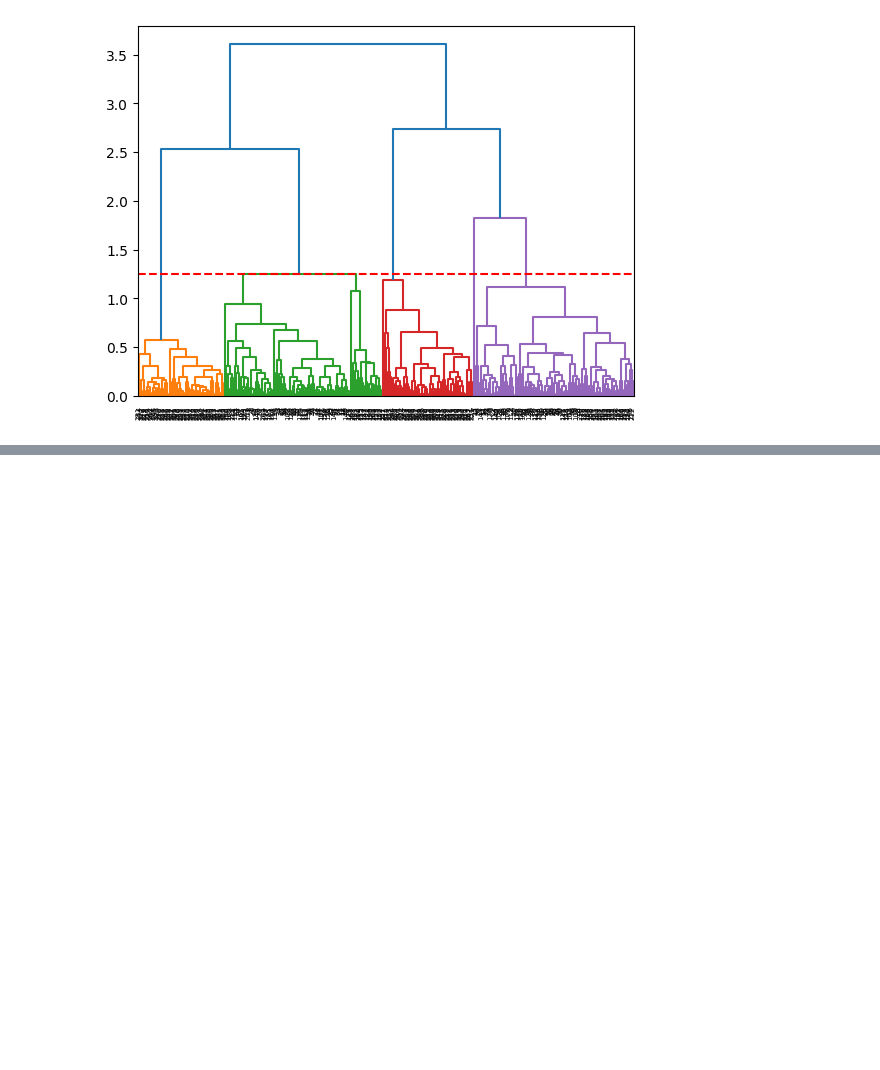
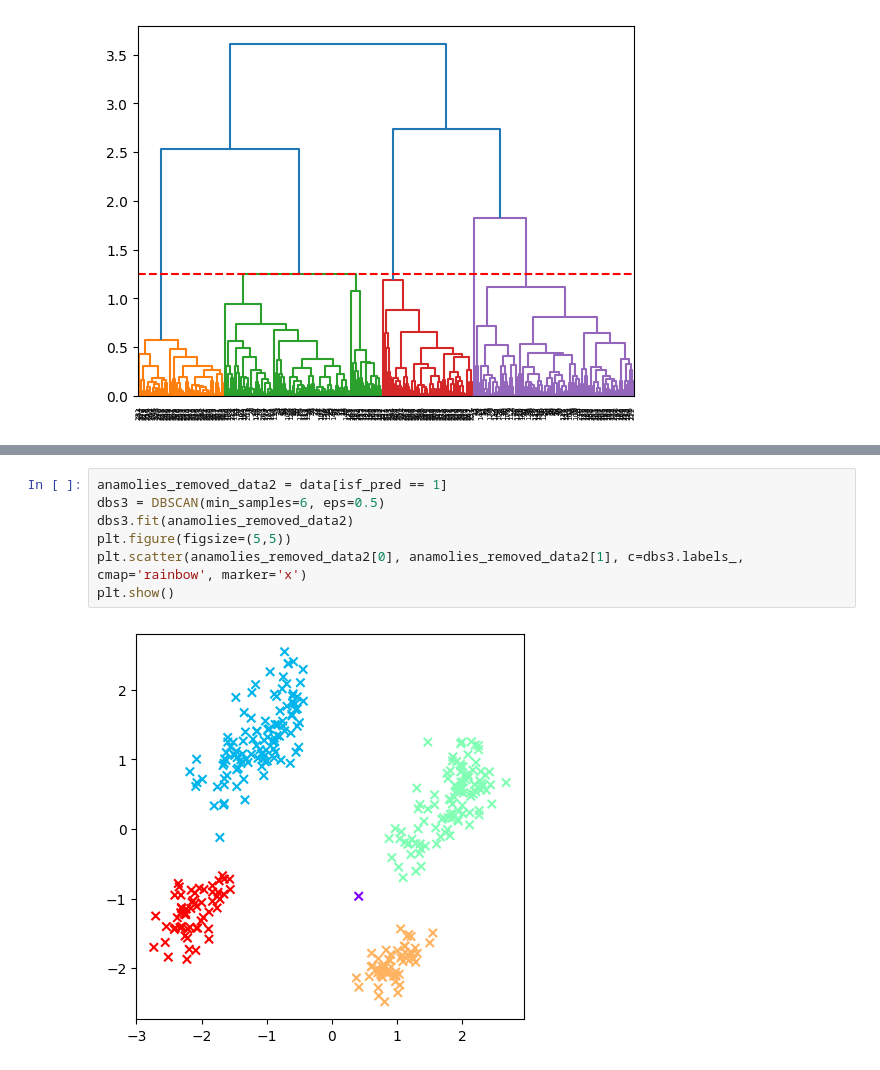
Before and after one commit to prasanna-venkatesh-m/penguin-species-clustering, a Jupyter notebook: Dendogram.ipynb, the cells around one changed output, grey strips where cells are left out. Cells and saved outputs as stored; diff of their text form; blank space fills up the shorter version.

```diff
--- a/Dendogram.ipynb
+++ b/Dendogram.ipynb
@@ -232,0 +300,9 @@ plt.show()
+# %%
+anamolies_removed_data2 = data[isf_pred == 1]
+dbs3 = DBSCAN(min_samples=6, eps=0.5)
+dbs3.fit(anamolies_removed_data2)
+plt.figure(figsize=(5,5))
+plt.scatter(anamolies_removed_data2[0], anamolies_removed_data2[1], c=dbs3.labels_, cmap='rainbow', marker='x')
+plt.show()
+# %% [output]
+[figure, added]
```
Also changed, not shown: parts of 9 cells of this notebook.
